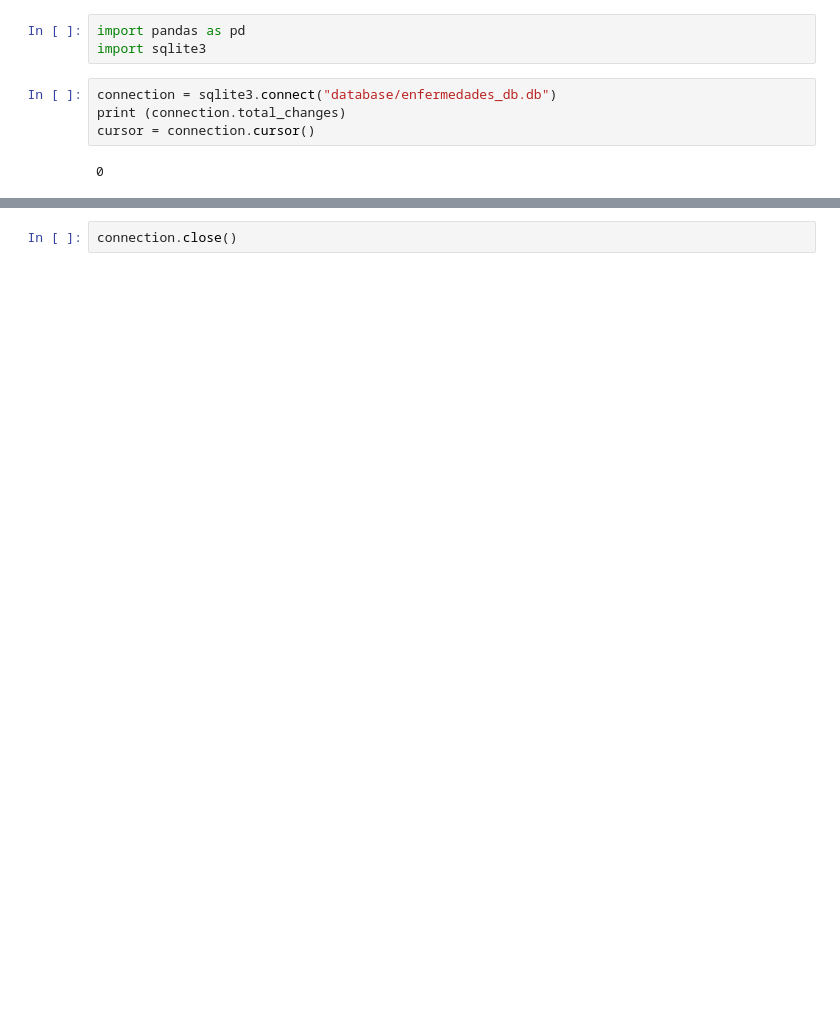
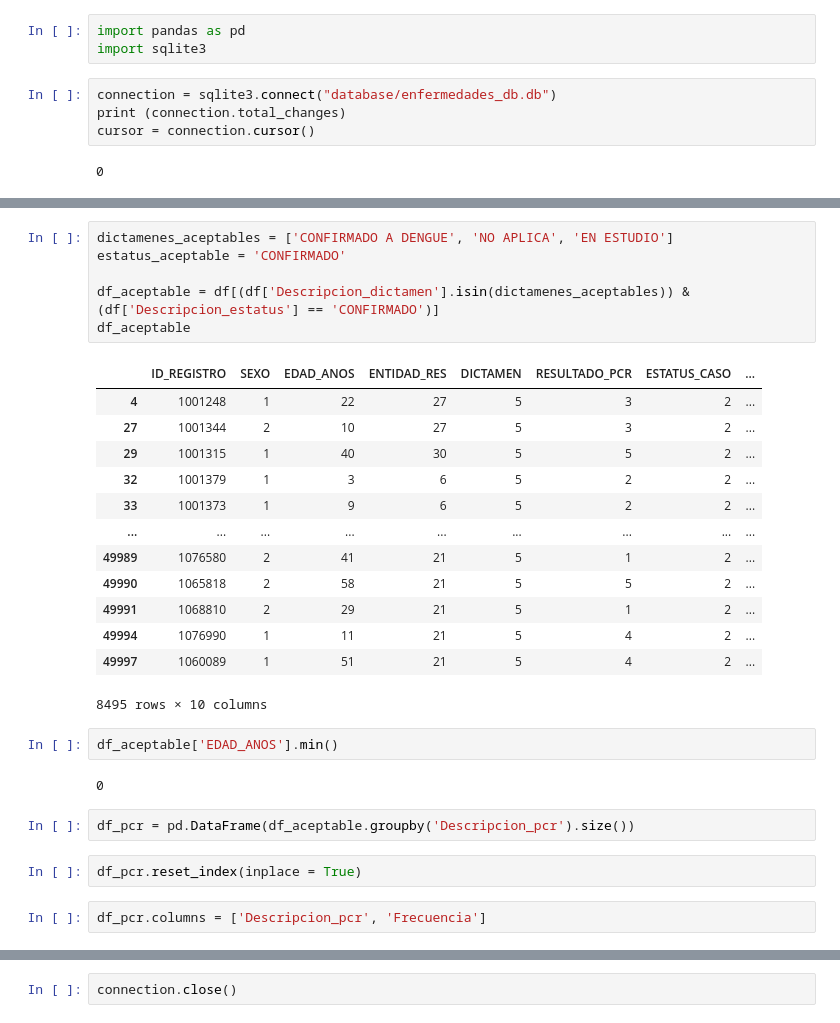
Before and after one commit to fofojaramillo/practica-introdatsci, a Jupyter notebook: graficas.ipynb, the cells around one changed output, grey strips where cells are left out. Cells and saved outputs as stored; diff of their text form; blank space fills up the shorter version.

```diff
--- a/graficas.ipynb
+++ b/graficas.ipynb
@@ -57,0 +55,30 @@ df2 = pd.read_sql_query(second_query, connection)
+# %%
+dictamenes_aceptables = ['CONFIRMADO A DENGUE', 'NO APLICA', 'EN ESTUDIO']
+estatus_aceptable = 'CONFIRMADO'
+
+df_aceptable = df[(df['Descripcion_dictamen'].isin(dictamenes_aceptables)) &  (df['Descripcion_estatus'] == 'CONFIRMADO')]
+df_aceptable
+# %% [output]
+|  | ID_REGISTRO | SEXO | EDAD_ANOS | ENTIDAD_RES | DICTAMEN | RESULTADO_PCR | ESTATUS_CASO | ... |
+| 4 | 1001248 | 1 | 22 | 27 | 5 | 3 | 2 | ... |
+| 27 | 1001344 | 2 | 10 | 27 | 5 | 3 | 2 | ... |
+| 29 | 1001315 | 1 | 40 | 30 | 5 | 5 | 2 | ... |
+| 32 | 1001379 | 1 | 3 | 6 | 5 | 2 | 2 | ... |
+| 33 | 1001373 | 1 | 9 | 6 | 5 | 2 | 2 | ... |
+| ... | ... | ... | ... | ... | ... | ... | ... | ... |
+| 49989 | 1076580 | 2 | 41 | 21 | 5 | 1 | 2 | ... |
+| 49990 | 1065818 | 2 | 58 | 21 | 5 | 5 | 2 | ... |
+| 49991 | 1068810 | 2 | 29 | 21 | 5 | 1 | 2 | ... |
+| 49994 | 1076990 | 1 | 11 | 21 | 5 | 4 | 2 | ... |
+| 49997 | 1060089 | 1 | 51 | 21 | 5 | 4 | 2 | ... |
+8495 rows × 10 columns
+# %%
+df_aceptable['EDAD_ANOS'].min()
+# %% [output]
+0
+# %%
+df_pcr = pd.DataFrame(df_aceptable.groupby('Descripcion_pcr').size())
+# %%
+df_pcr.reset_index(inplace = True)
+# %%
+df_pcr.columns = ['Descripcion_pcr', 'Frecuencia']
```
Also changed, not shown: parts of 26 cells of this notebook.
